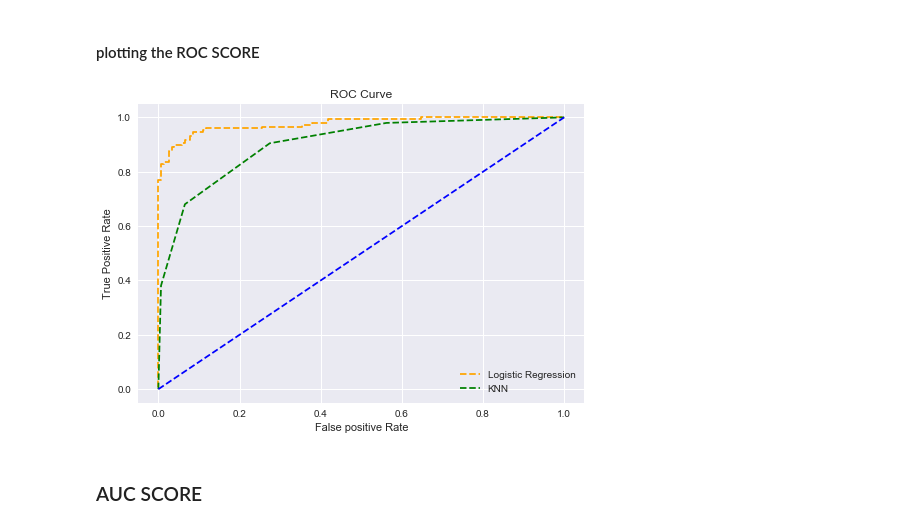
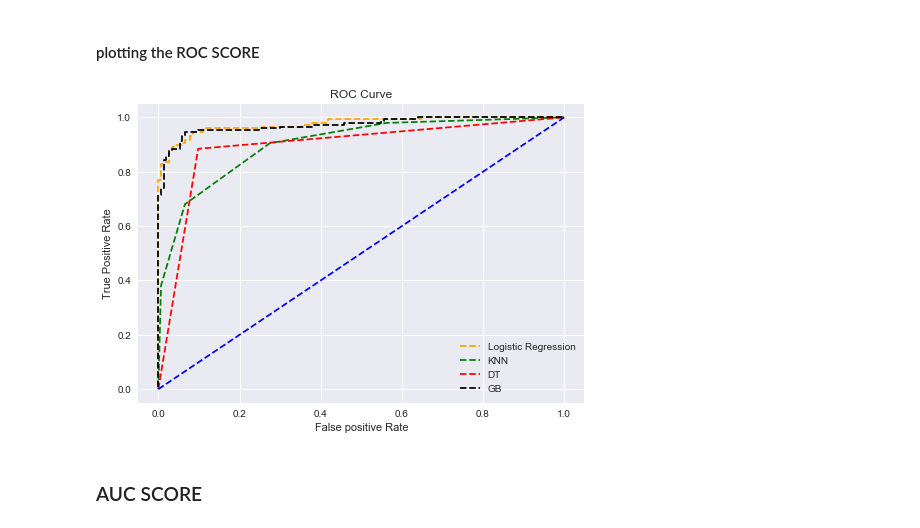
Before and after one commit to satrioprianda/ROC-AUC_score, a Jupyter notebook: testing.ipynb, the cells around one changed output. Saved outputs shown, nothing was run; the diff lists cells and outputs as text; code cells hidden in the pictures.

```diff
--- a/testing.ipynb
+++ b/testing.ipynb
@@ -19,15 +19,22 @@ X_train,X_test, y_train, y_test= train_test_split(X,y, test_size= 0.3,
 from sklearn.linear_model  import LogisticRegression
 from sklearn.neighbors import KNeighborsClassifier
 from sklearn.tree import DecisionTreeClassifier
+from sklearn.ensemble import GradientBoostingClassifier
+
+
 ## logistic Regression
 model1= LogisticRegression()
 
 model2= KNeighborsClassifier(n_neighbors= 4)
 
 model3= DecisionTreeClassifier()
+
+model4= GradientBoostingClassifier()
 # %% [markdown]
 #### fit the model
 # %%
 model1.fit(X_train,y_train)
 model2.fit(X_train,y_train)
+model3.fit(X_train,y_train)
+model4.fit(X_train,y_train)
 # %% [output]
@@ -39,6 +151,8 @@ KNeighborsClassifier(algorithm='auto', leaf_size=30, metric='minkowski',
 # %%
 pred_prob1 = model1.predict_proba(X_test)
 pred_prob2 = model2.predict_proba(X_test)
+pred_prob3 = model3.predict_proba(X_test)
+pred_prob4 = model4.predict_proba(X_test)
 # %% [markdown]
 ### ROC SCORE
 # %% [markdown]
@@ -50,6 +164,8 @@ from sklearn.metrics import roc_curve
 # roc curve for models
 fpr1, tpr1, thresh1 = roc_curve(y_test, pred_prob1[:,1], pos_label=1)
 fpr2, tpr2, thresh2 = roc_curve(y_test, pred_prob2[:,1], pos_label=1)
+fpr3, tpr3, thresh3 = roc_curve(y_test, pred_prob3[:,1], pos_label=1)
+fpr4, tpr4, thresh4 = roc_curve(y_test, pred_prob4[:,1], pos_label=1)
 
 # roc curve for tpr = fpr
 random_probs = [0 for i in range(len(y_test))]
@@ -59,18 +175,20 @@ p_fpr, p_tpr, _ = roc_curve(y_test, random_probs, pos_label=1)
 # %%
 import matplotlib.pyplot as plt
 plt.style.use('seaborn')
 
 plt.plot(fpr1, tpr1, linestyle='--',color='orange', label='Logistic Regression')
 plt.plot(fpr2, tpr2, linestyle='--',color='green', label='KNN')
+plt.plot(fpr3, tpr3, linestyle='--',color='red', label='DT')
+plt.plot(fpr4, tpr4, linestyle='--',color='black', label='GB')
 plt.plot(p_fpr,p_tpr, linestyle= '--', color='blue',)
 plt.xlabel('False positive Rate')
 plt.ylabel('True Positive Rate')
 plt.legend(loc='best')
 plt.title('ROC Curve')
 
 plt.show()
 # %% [output]
-[figure, old version]
+[figure, new version]
 # %% [markdown]
 ### AUC SCORE
 # %% [markdown]
```
Also changed, not shown: parts of 22 cells of this notebook.
